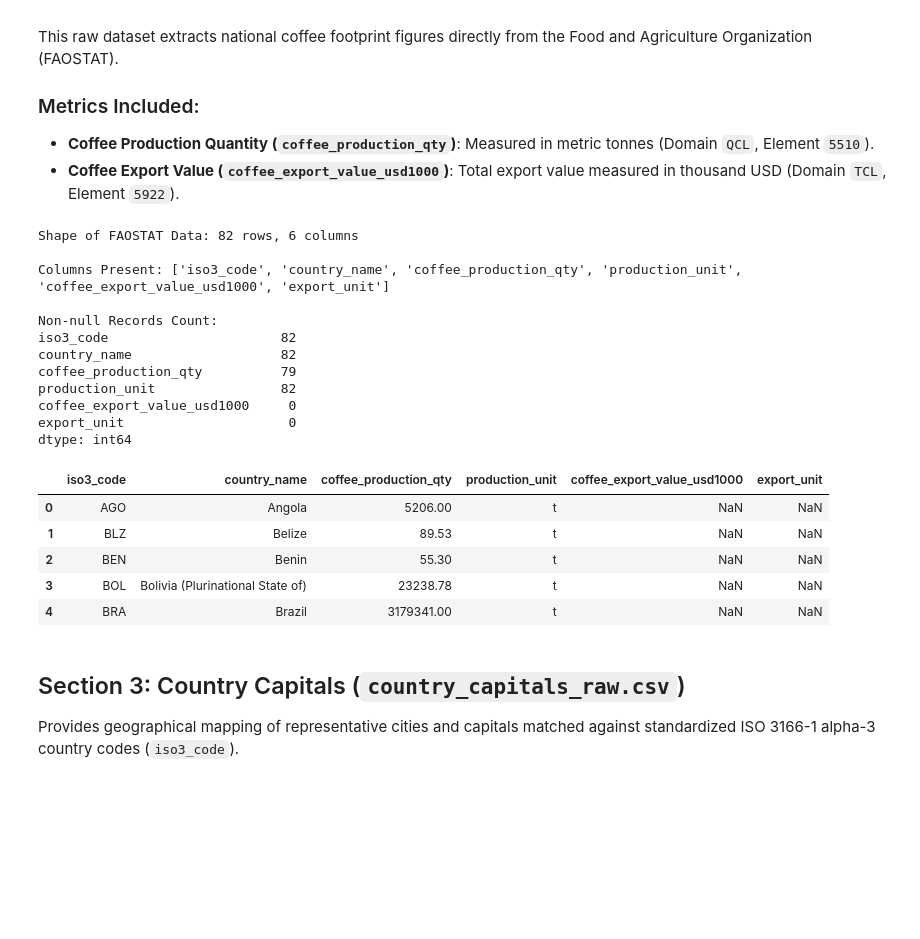
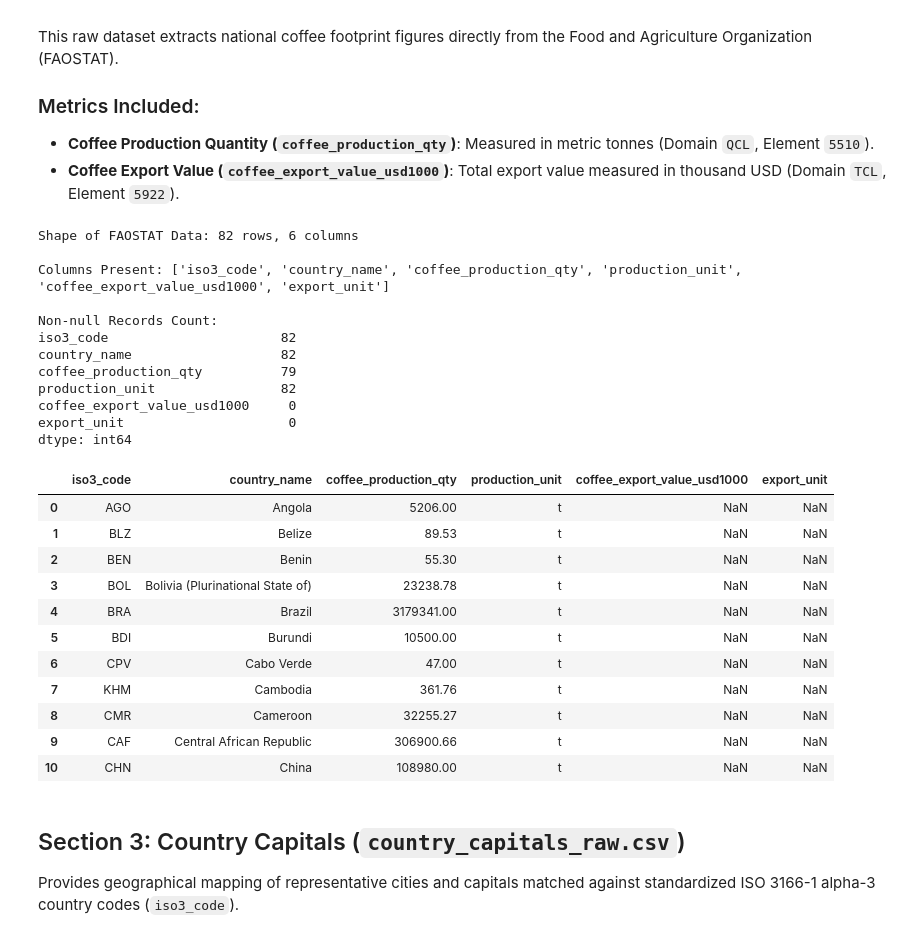
Before and after one commit to rahman41i/global-coffee-living-index, a Jupyter notebook: global-coffee-and-living-index.ipynb, the cells around one changed output. Drawn from its saved outputs; the diff is of its cells as text; code cells hidden in the pictures; blank space fills up the shorter version.

```diff
--- a/global-coffee-and-living-index.ipynb
+++ b/global-coffee-and-living-index.ipynb
@@ -120,34 +120,40 @@ This raw dataset extracts national coffee footprint figures directly from the Fo
 # %%
 fao_df = pd.read_csv(data_files['faostat_coffee_raw.csv'])
 
 print(f"Shape of FAOSTAT Data: {fao_df.shape[0]} rows, {fao_df.shape[1]} columns\n")
 print("Columns Present:", list(fao_df.columns))
 
 if fao_df.empty:
     print("\nNote: FAOSTAT raw dataset currently contains structural headers only due to API offline fallback.")
 else:
     print("\nNon-null Records Count:")
     print(fao_df.notnull().sum())
-    display(fao_df.head(5))
+    display(fao_df.head(11))
 # %% [output]
 Shape of FAOSTAT Data: 82 rows, 6 columns
 
 Columns Present: ['iso3_code', 'country_name', 'coffee_production_qty', 'production_unit', 'coffee_export_value_usd1000', 'export_unit']
 
 Non-null Records Count:
 iso3_code                      82
 country_name                   82
 coffee_production_qty          79
 production_unit                82
 coffee_export_value_usd1000     0
 export_unit                     0
 dtype: int64
 |  | iso3_code | country_name | coffee_production_qty | production_unit | coffee_export_value_usd1000 | export_unit |
 | 0 | AGO | Angola | 5206.00 | t | NaN | NaN |
 | 1 | BLZ | Belize | 89.53 | t | NaN | NaN |
 | 2 | BEN | Benin | 55.30 | t | NaN | NaN |
 | 3 | BOL | Bolivia (Plurinational State of) | 23238.78 | t | NaN | NaN |
 | 4 | BRA | Brazil | 3179341.00 | t | NaN | NaN |
+| 5 | BDI | Burundi | 10500.00 | t | NaN | NaN |
+| 6 | CPV | Cabo Verde | 47.00 | t | NaN | NaN |
+| 7 | KHM | Cambodia | 361.76 | t | NaN | NaN |
+| 8 | CMR | Cameroon | 32255.27 | t | NaN | NaN |
+| 9 | CAF | Central African Republic | 306900.66 | t | NaN | NaN |
+| 10 | CHN | China | 108980.00 | t | NaN | NaN |
 # %% [markdown]
 ## Section 3: Country Capitals (`country_capitals_raw.csv`)
 
```
Also changed, not shown: parts of 2 cells of this notebook.
